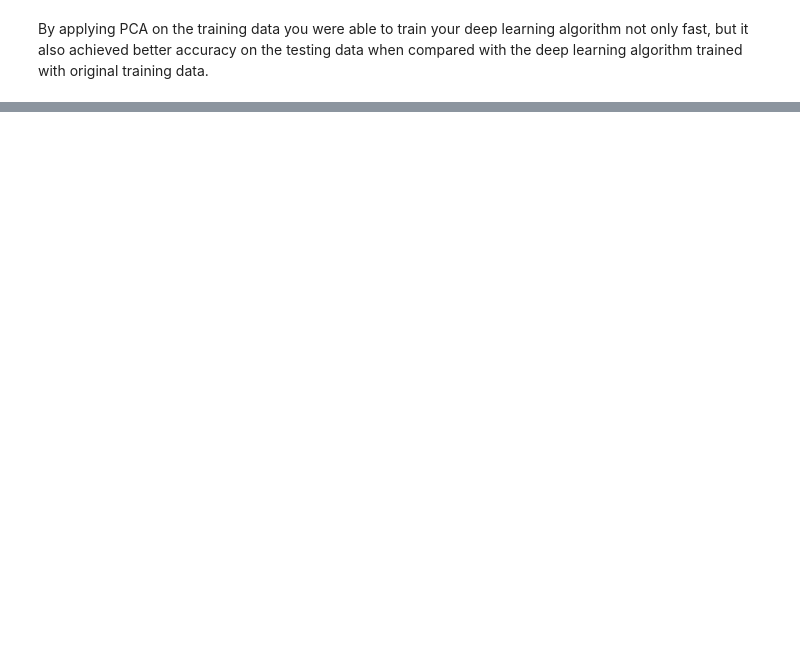
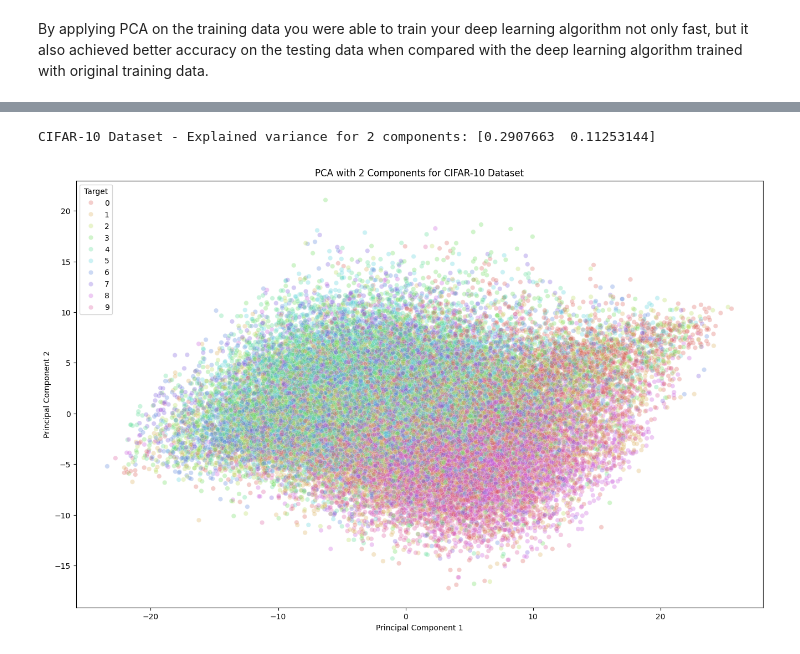
Before and after one commit to prosperjohn9/pca, a Jupyter notebook: Principal_Component_Analysis_(PCA).ipynb, the cells around one changed output, grey strips where cells are left out. Drawn from its saved outputs; the diff is of its cells as text; code cells hidden in the pictures; blank space fills up the shorter version.

```diff
--- a/Principal_Component_Analysis_(PCA).ipynb
+++ b/Principal_Component_Analysis_(PCA).ipynb
@@ -440,0 +531,28 @@ By applying PCA on the training data you were able to train your deep learning a
+# %%
+# Load and prepare the CIFAR-10 dataset
+(x_train, y_train), (x_test, y_test) = cifar10.load_data()
+x_train_flat = x_train.reshape(-1, 3072) / 255.0  # Flatten and normalize
+x_test_flat = x_test.reshape(-1, 3072) / 255.0  # Flatten and normalize
+
+# Encode the labels for CIFAR-10
+y_train_encoded = to_categorical(y_train, num_classes=10)
+y_test_encoded = to_categorical(y_test, num_classes=10)
+
+# PCA for CIFAR-10 dataset with 2 components
+pca_cifar_2 = PCA(n_components=2)
+principalComponents_cifar_2 = pca_cifar_2.fit_transform(x_train_flat)
+explained_variance_cifar_2 = pca_cifar_2.explained_variance_ratio_
+print('CIFAR-10 Dataset - Explained variance for 2 components:', explained_variance_cifar_2)
+
+# Create a DataFrame for visualization
+principal_cifar_Df_2 = pd.DataFrame(data = principalComponents_cifar_2, columns = ['Principal Component 1', 'Principal Component 2'])
+principal_cifar_Df_2['Target'] = y_train.flatten()
+
+# Visualization for CIFAR-10 dataset
+plt.figure(figsize=(16, 10))
+sns.scatterplot(x='Principal Component 1', y='Principal Component 2', hue='Target', data=principal_cifar_Df_2, palette=sns.color_palette("hls", 10), legend="full", alpha=0.3)
+plt.title('PCA with 2 Components for CIFAR-10 Dataset')
+plt.show()
+# %% [output]
+CIFAR-10 Dataset - Explained variance for 2 components: [0.2907663  0.11253144]
+[figure, added]
```
Also changed, not shown: parts of 55 cells of this notebook.
